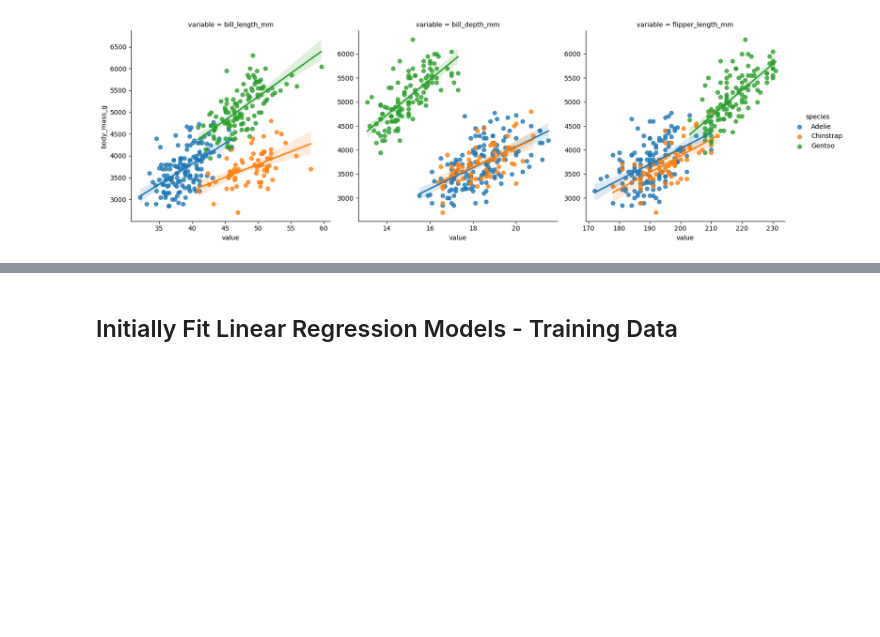
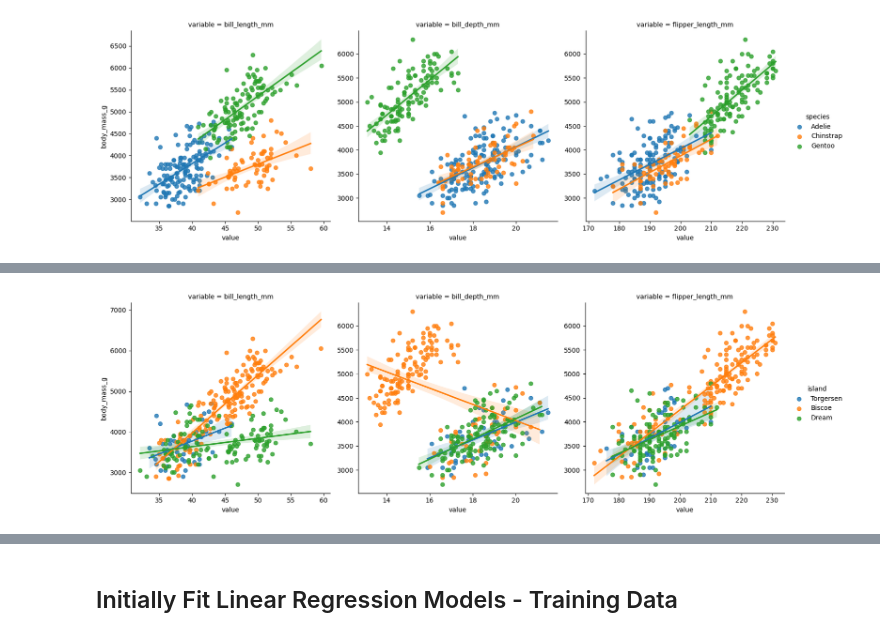
Before and after one commit to mytechnotalent/Reverse-Engineering-Data, a Jupyter notebook: 13-LR.ipynb, the cells around one changed output, grey strips where cells are left out. Saved outputs shown, nothing was run; the diff lists cells and outputs as text; code cells hidden in the pictures; blank space fills up the shorter version.

```diff
--- a/13-LR.ipynb
+++ b/13-LR.ipynb
@@ -55,0 +62,20 @@ plt.show()
+# %%
+sns.lmplot(
+    data=df. \
+         reset_index(). \
+         rename(columns={'index':'rowid'}). \
+         melt(id_vars=['rowid',
+                       'body_mass_g',
+                       'island'],
+         value_vars=['bill_length_mm',
+                     'bill_depth_mm',
+                     'flipper_length_mm']),
+    x='value',
+    y='body_mass_g',
+    col='variable',
+    hue='island',
+    facet_kws={'sharey': False,
+               'sharex': False})
+plt.show()
+# %% [output]
+[figure, added]
```
Also changed, not shown: parts of 56 cells of this notebook.
